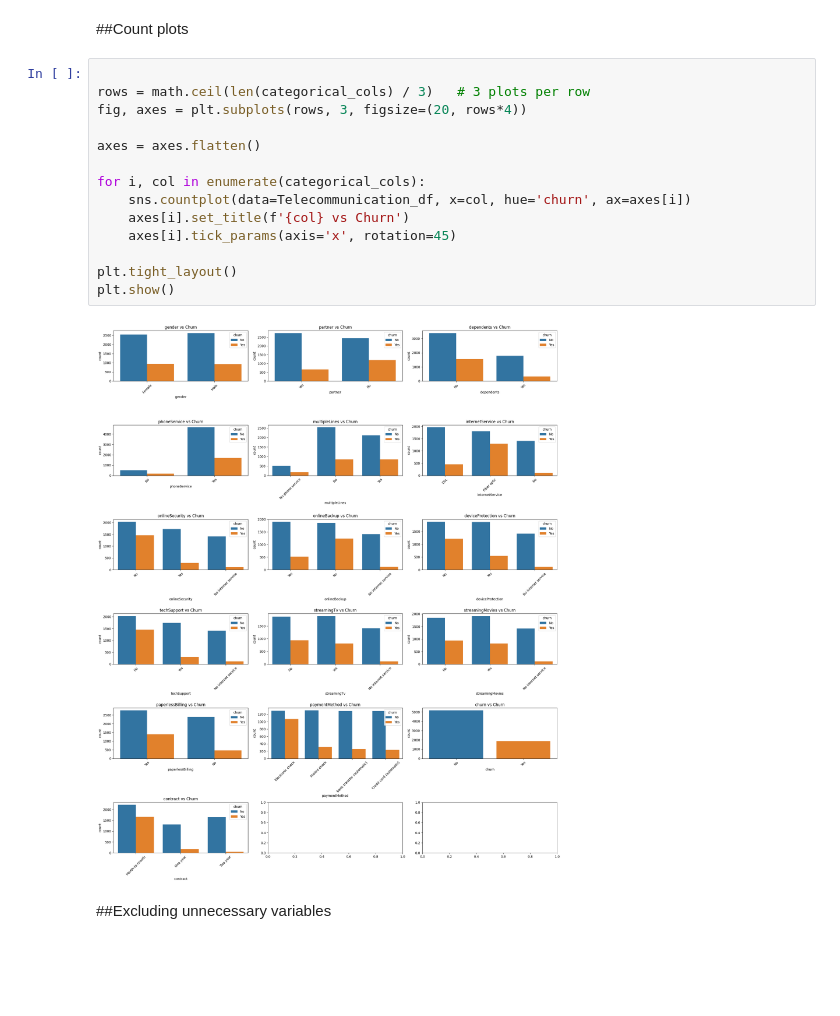
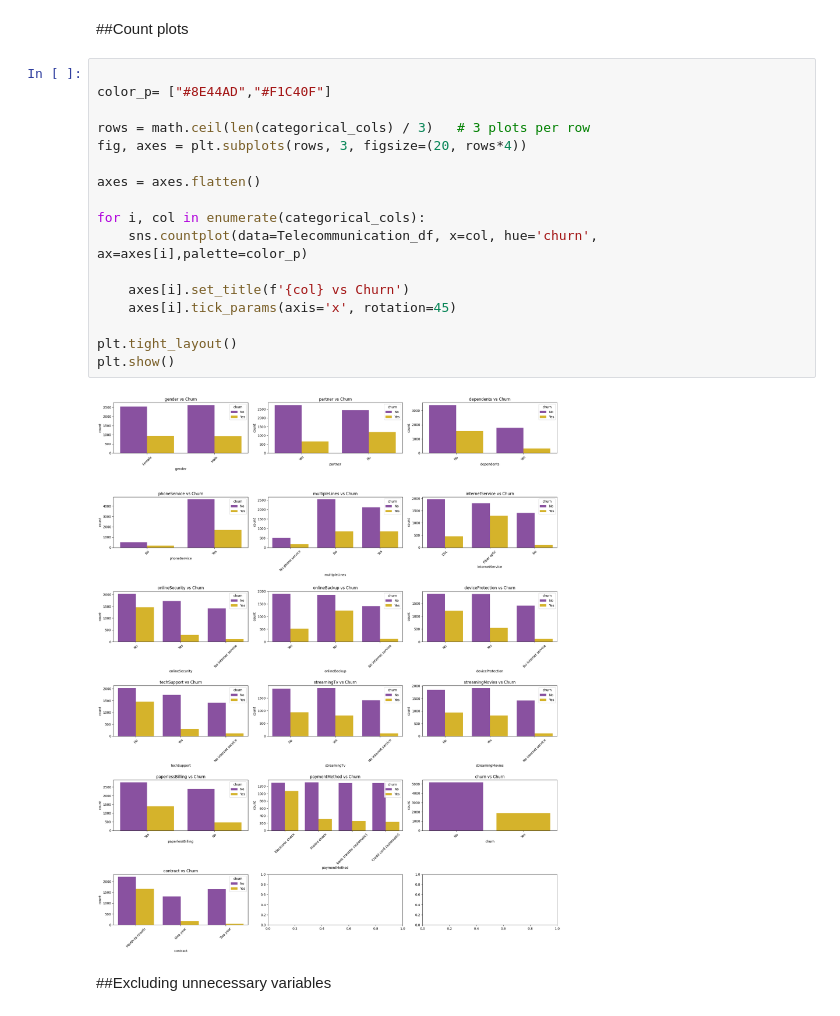
Before and after one commit to yumna-prog/Customer-Churn-Prediction, a Jupyter notebook: CustomerChurnPreduiction.ipynb, the cells around one changed output. Cells and saved outputs as stored; diff of their text form; blank space fills up the shorter version.

```diff
--- a/CustomerChurnPreduiction.ipynb
+++ b/CustomerChurnPreduiction.ipynb
@@ -601,21 +601,24 @@ Passing `palette` without assigning `hue` is deprecated and will be removed in v
 # %% [markdown]
 ##Count plots
 # %%
+
+color_p= ["#8E44AD","#F1C40F"]
 
 rows = math.ceil(len(categorical_cols) / 3)   # 3 plots per row
 fig, axes = plt.subplots(rows, 3, figsize=(20, rows*4))
 
 axes = axes.flatten()
 
 for i, col in enumerate(categorical_cols):
-    sns.countplot(data=Telecommunication_df, x=col, hue='churn', ax=axes[i])
+    sns.countplot(data=Telecommunication_df, x=col, hue='churn', ax=axes[i],palette=color_p)
+
     axes[i].set_title(f'{col} vs Churn')
     axes[i].tick_params(axis='x', rotation=45)
 
 plt.tight_layout()
 plt.show()
 # %% [output]
-[figure, old version]
+[figure, new version]
 # %% [markdown]
 ##Excluding unnecessary variables
 # %%
```
